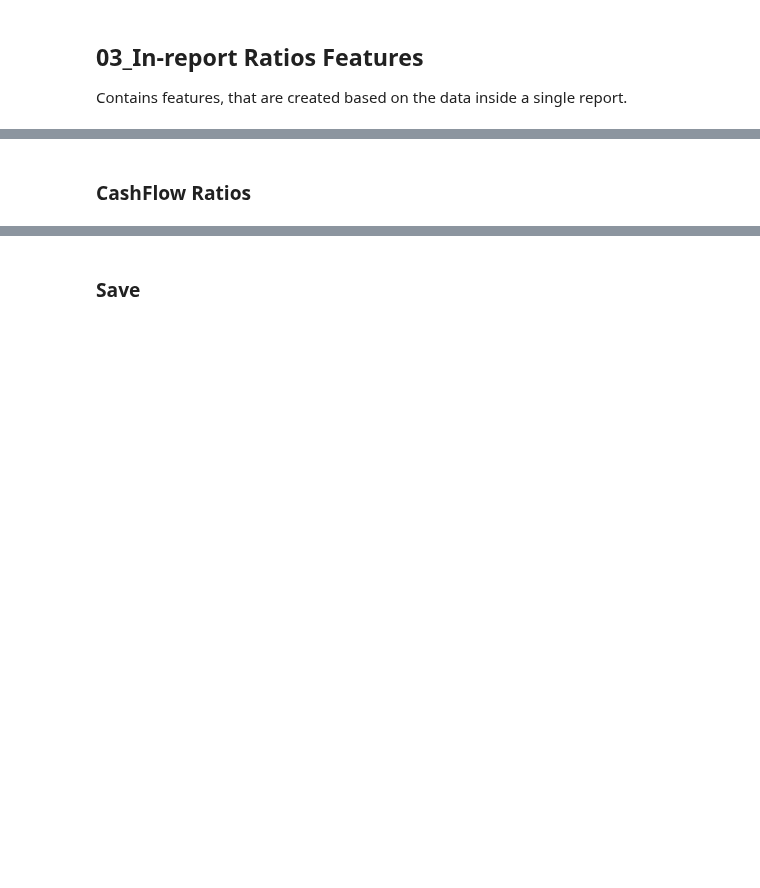
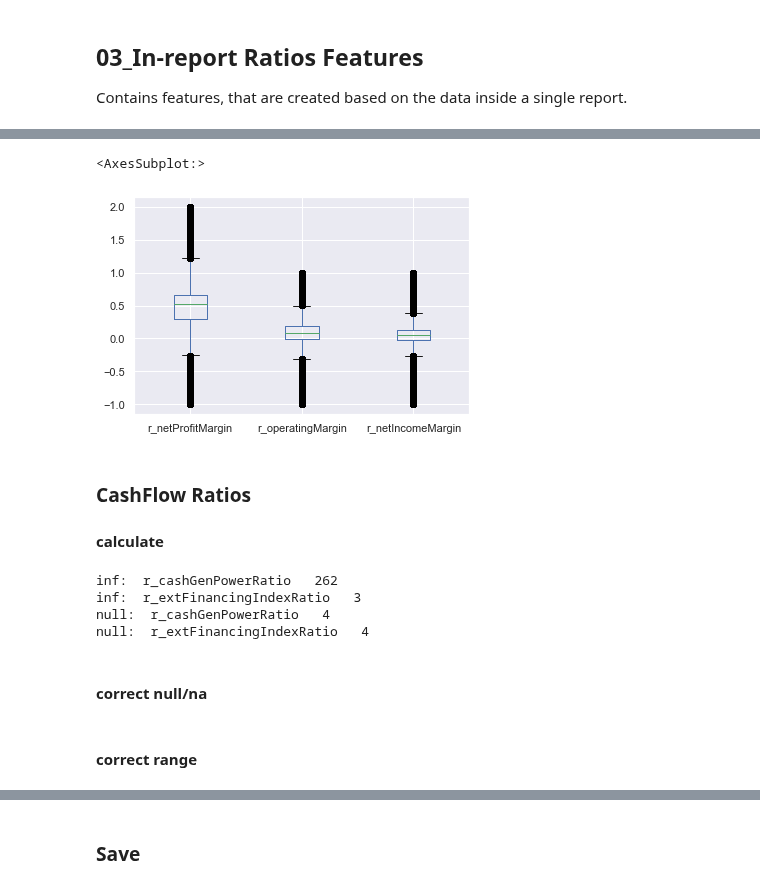
Before and after one commit to HansjoergW/bfh_mt_hs2020_sec_data, a Jupyter notebook: 07_Features.ipynb, the cells around one changed output, grey strips where cells are left out. Saved outputs shown, nothing was run; the diff lists cells and outputs as text; code cells hidden in the pictures; blank space fills up the shorter version.

```diff
--- a/07_Features.ipynb
+++ b/07_Features.ipynb
@@ -127,3 +195,5 @@ df['r_deptRatio']  = df.Liabilities / df.Assets
+# %%
+is_ratio_cols = ['r_netProfitMargin','r_operatingMargin','r_netIncomeMargin']
 # %%
 # NetProfitMargin  = GrossProfit / Revenues
 df['r_netProfitMargin'] = df.GrossProfit / df.Revenues_hj
@@ -135,0 +217,3 @@ df['r_netIncomeMargin'] = df.NetIncomeLoss_hj / df.Revenues_hj
+# %%
+# if there is no GrossProfit, set, netProfitMargin to 0.0
+df.loc[df.r_netProfitMargin.isnull() & (df.GrossProfit == 0.0), 'r_netProfitMargin'] = 0.0
@@ -135,0 +227,5 @@ df['r_netIncomeMargin'] = df.NetIncomeLoss_hj / df.Revenues_hj
+# %%
+df[is_ratio_cols].plot.box()
+# %% [output]
+<AxesSubplot:>
+[figure, added]
@@ -136,2 +236,3 @@ df['r_netIncomeMargin'] = df.NetIncomeLoss_hj / df.Revenues_hj
 # %% [markdown]
 ### CashFlow Ratios
+#### calculate
@@ -141,3 +244,14 @@ df['r_cashGenPowerRatio'] = df.CashFromOperating / (df.CashFromOperating + df.Ca
 
 # ExternalFinancingIndexRatio = CashFromFinancing / CashFromOperations)
 df['r_extFinancingIndexRatio'] = df.CashFromFinancing / df.CashFromOperating
+# %%
+# check for null/nan and inf values
+print_inf_counts(df, cf_ratio_cols)
+print_null_counts(df, cf_ratio_cols)
+# %% [output]
+inf:  r_cashGenPowerRatio   262
+inf:  r_extFinancingIndexRatio   3
+null:  r_cashGenPowerRatio   4
+null:  r_extFinancingIndexRatio   4
+# %% [markdown]
+#### correct null/na
@@ -143,0 +261,2 @@ df['r_extFinancingIndexRatio'] = df.CashFromFinancing / df.CashFromOperating
+# %% [markdown]
+#### correct range
```
Also changed, not shown: parts of 55 cells of this notebook, 13 other files.
